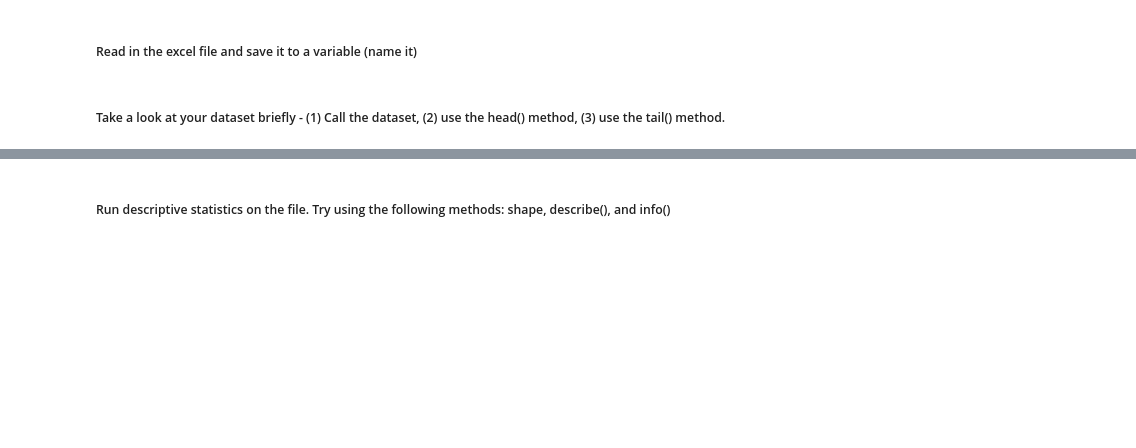
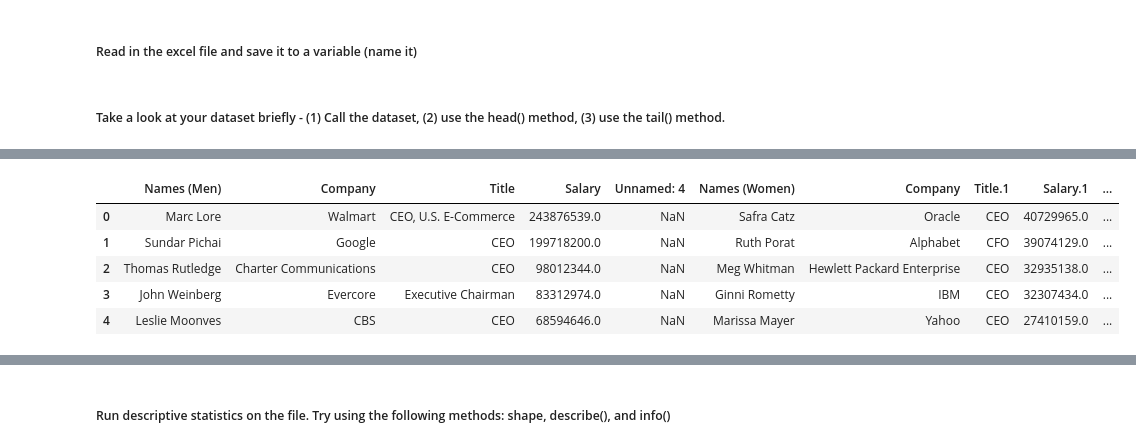
Before and after one commit to shaarika/UW_workshop, a Jupyter notebook: HighestPaidExecutives_Questions.ipynb, the cells around one changed output, grey strips where cells are left out. Cells and saved outputs as stored; diff of their text form; code cells hidden in the pictures; blank space fills up the shorter version.

```diff
--- a/HighestPaidExecutives_Questions.ipynb
+++ b/HighestPaidExecutives_Questions.ipynb
@@ -8,0 +34,9 @@
+# %%
+exec.head()
+# %% [output]
+|  | Names (Men) | Company | Title | Salary | Unnamed: 4 | Names (Women) | Company | Title.1 | Salary.1 | ... |
+| 0 | Marc Lore | Walmart | CEO, U.S. E-Commerce | 243876539.0 | NaN | Safra Catz | Oracle | CEO | 40729965.0 | ... |
+| 1 | Sundar Pichai | Google | CEO | 199718200.0 | NaN | Ruth Porat | Alphabet | CFO | 39074129.0 | ... |
+| 2 | Thomas Rutledge | Charter Communications | CEO | 98012344.0 | NaN | Meg Whitman | Hewlett Packard Enterprise | CEO | 32935138.0 | ... |
+| 3 | John Weinberg | Evercore | Executive Chairman | 83312974.0 | NaN | Ginni Rometty | IBM | CEO | 32307434.0 | ... |
+| 4 | Leslie Moonves | CBS | CEO | 68594646.0 | NaN | Marissa Mayer | Yahoo | CEO | 27410159.0 | ... |
```
Also changed, not shown: parts of 25 cells of this notebook.
